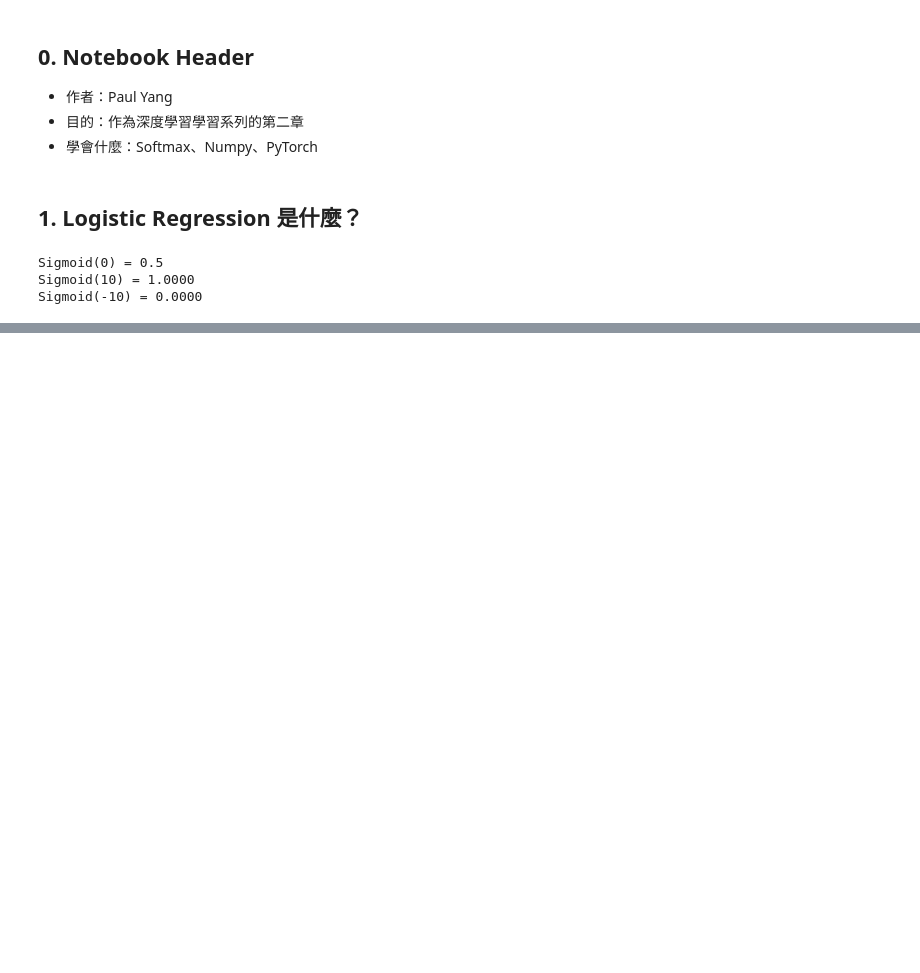
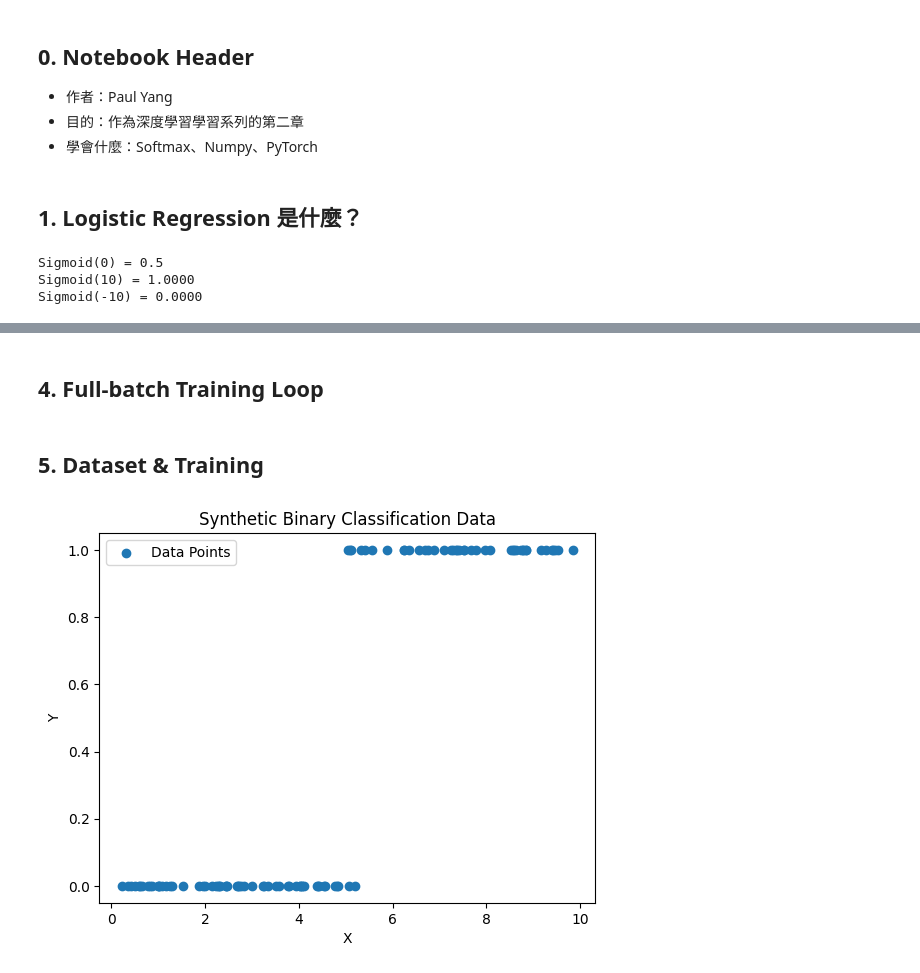
Before and after one commit to Paulyang80/DeepLearningLab, a Jupyter notebook: notebooks/02-logistic-regression.ipynb, the cells around one changed output, grey strips where cells are left out. Cells and saved outputs as stored; diff of their text form; code cells hidden in the pictures; blank space fills up the shorter version.

```diff
--- a/notebooks/02-logistic-regression.ipynb
+++ b/notebooks/02-logistic-regression.ipynb
@@ -29,0 +223,2 @@ Sigmoid(-10) = 0.0000
+# %% [markdown]
+## 4. Full-batch Training Loop
@@ -29,0 +265,20 @@ Sigmoid(-10) = 0.0000
+# %% [markdown]
+## 5. Dataset & Training
+# %%
+import random
+
+X = [random.uniform(0, 10) for _ in range(100)]
+small_noise = lambda: random.uniform(-0.5, 0.5)
+Y = [1 if x + small_noise() > 5 else 0 for x in X]
+# %%
+import matplotlib.pyplot as plt
+
+fig, ax = plt.subplots()
+ax.scatter(X, Y, label='Data Points')
+ax.set_xlabel('X')
+ax.set_ylabel('Y')
+ax.set_title('Synthetic Binary Classification Data')
+ax.legend()
+plt.show()
+# %% [output]
+[figure, added]
```
Also changed, not shown: parts of 13 cells of this notebook.
